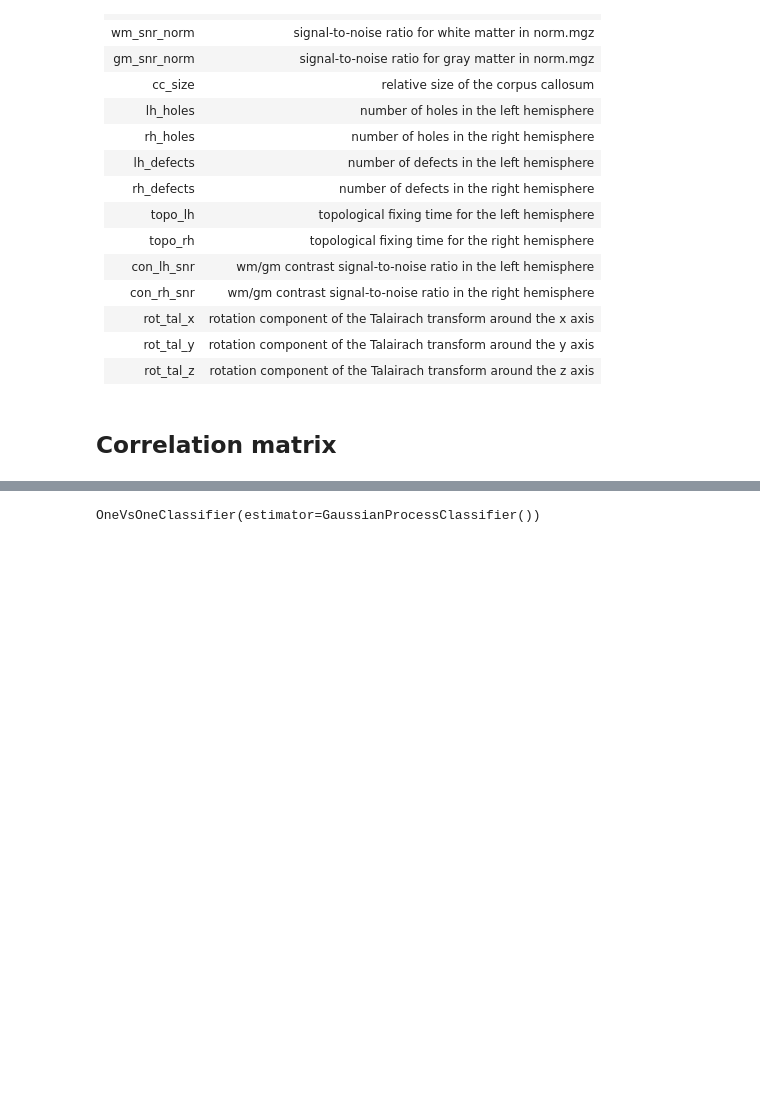
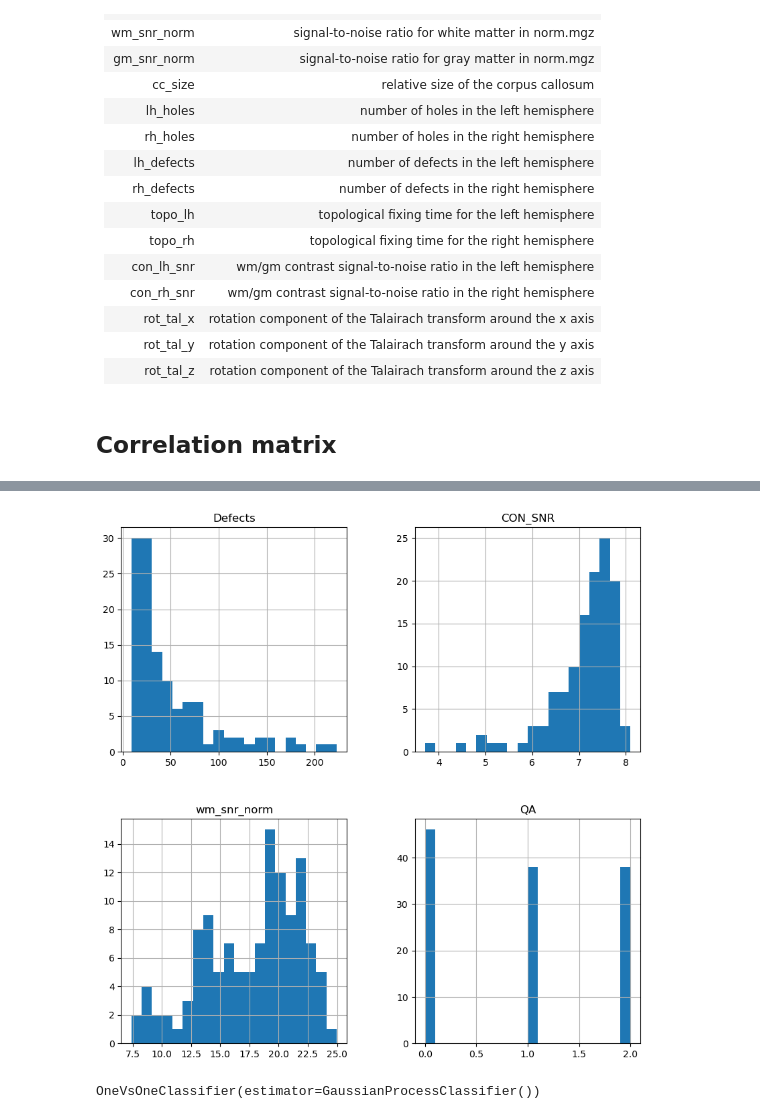
Before and after one commit to emnigma/mri-data-ml, a Jupyter notebook: main.ipynb, the cells around one changed output, grey strips where cells are left out. Cells and saved outputs as stored; diff of their text form; code cells hidden in the pictures; blank space fills up the shorter version.

```diff
--- a/main.ipynb
+++ b/main.ipynb
@@ -82,3 +110,8 @@ sns.heatmap(c, cmap="BrBG", annot=True)
+# %%
+df.hist(bins=20, figsize=(10, 10))
+plt.show()
+# %% [output]
+[figure, added]
 # %%
 from sklearn.model_selection import train_test_split
 from sklearn.preprocessing import StandardScaler
```
Also changed, not shown: parts of 11 cells of this notebook, 3 other files.
